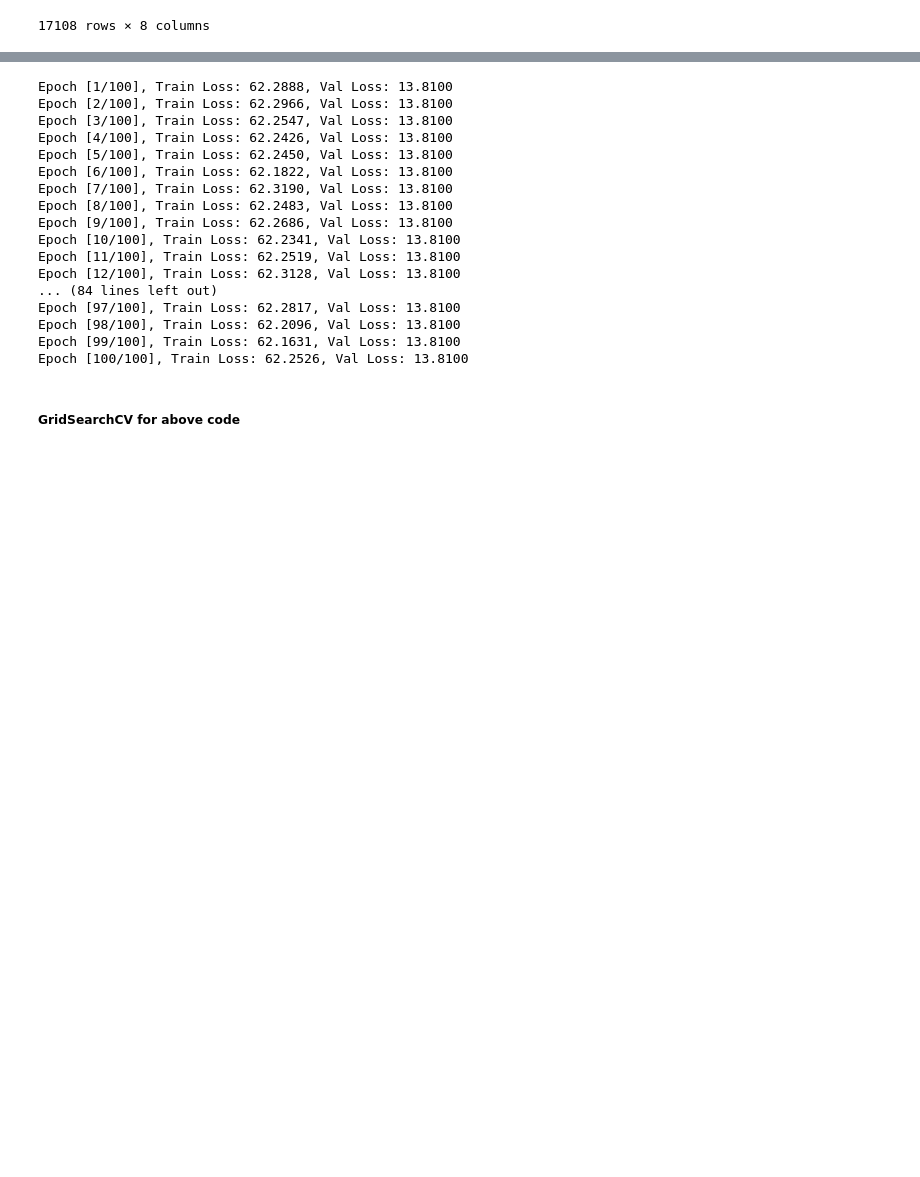
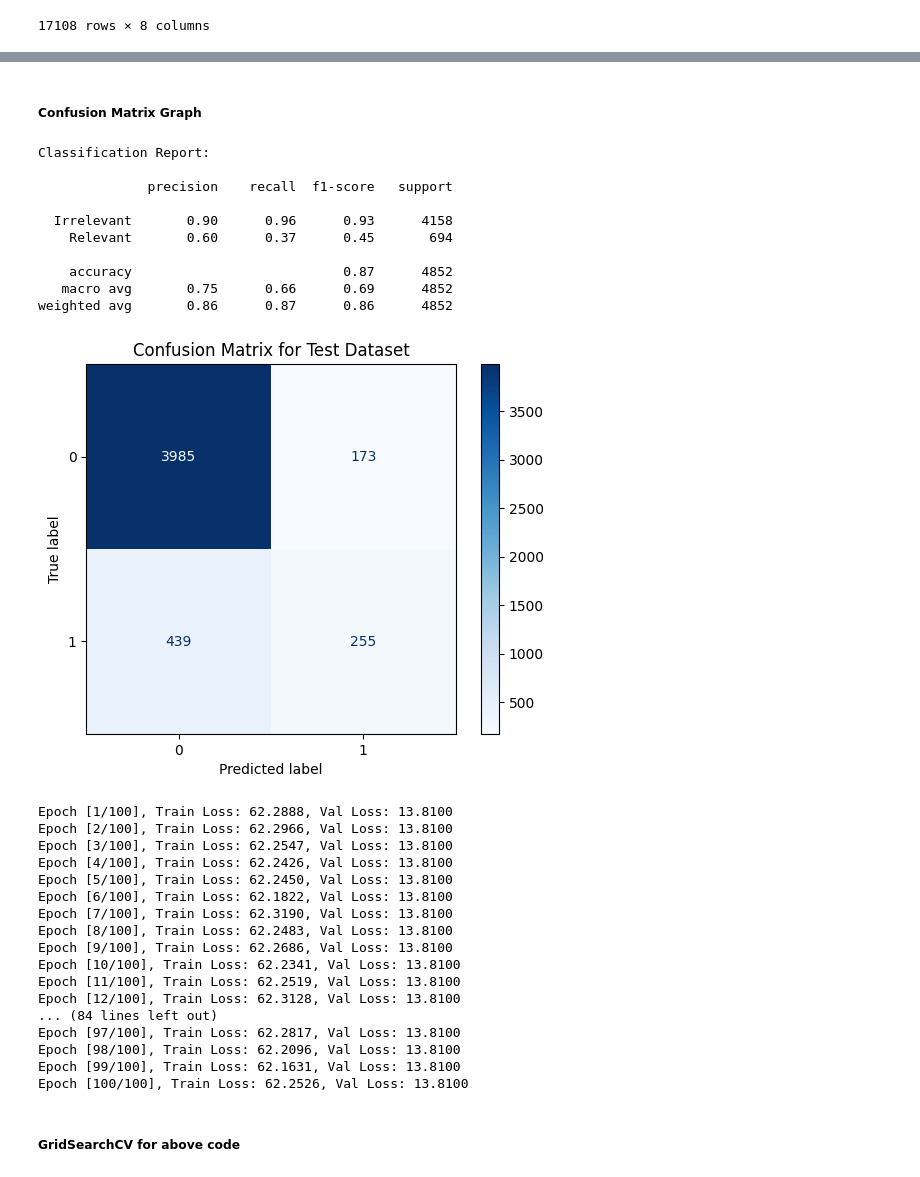
Before and after one commit to ianwangeeen/newsTrainer, a Jupyter notebook: newsTrainer.ipynb, the cells around one changed output, grey strips where cells are left out. Drawn from its saved outputs; the diff is of its cells as text; code cells hidden in the pictures; blank space fills up the shorter version.

```diff
--- a/newsTrainer.ipynb
+++ b/newsTrainer.ipynb
@@ -110,9 +186,14 @@ print(counts)
 # %%
 from sklearn.model_selection import train_test_split
 
-X = balanced_df['full_content']
-y = balanced_df['relevant']
+# X = balanced_df_24k['content']
+# y = balanced_df_24k['relevant']
 
-# Train test split
-X_train, X_temp, y_train, y_temp = train_test_split(X, y, test_size=0.3,  random_state=42)
-X_val, X_test, y_val, y_test = train_test_split(X_temp, y_temp, test_size=0.5,  random_state=42)
+# # Train test split
+# X_train, X_temp, y_train, y_temp = train_test_split(X, y, test_size=0.4,  random_state=42)
+# X_val, X_test, y_val, y_test = train_test_split(X_temp, y_temp, test_size=0.5,  random_state=42)
+
+train_df, temp_df = train_test_split(balanced_df_24k, test_size=0.4, random_state=42)
+val_df, test_df = train_test_split(temp_df, test_size=0.5, random_state=42)
+
+train_df['r_or_ir'].value_counts()
@@ -1181 +1990,36 @@ Name: count, dtype: int64
+# %% [markdown]
+##### Confusion Matrix Graph
+# %%
+from sklearn.metrics import confusion_matrix, ConfusionMatrixDisplay
+import matplotlib.pyplot as plt
+from sklearn.metrics import classification_report
+
+# Generate the classification report
+report = classification_report(y_test, predicted_classes, target_names=["Irrelevant", "Relevant"])
+
+# Print the classification report
+print("Classification Report:\n")
+print(report)
+
+
+# Compute confusion matrix
+cm = confusion_matrix(y_test, predicted_classes)
+
+# Plot confusion matrix
+disp = ConfusionMatrixDisplay(confusion_matrix=cm, display_labels=[0, 1])
+disp.plot(cmap=plt.cm.Blues)
+plt.title("Confusion Matrix for Test Dataset")
+plt.show()
+# %% [output]
+Classification Report:
+
+              precision    recall  f1-score   support
+
+  Irrelevant       0.90      0.96      0.93      4158
+    Relevant       0.60      0.37      0.45       694
+
+    accuracy                           0.87      4852
+   macro avg       0.75      0.66      0.69      4852
+weighted avg       0.86      0.87      0.86      4852
+[figure, added]
 # %%
```
Also changed, not shown: parts of 70 cells of this notebook.
